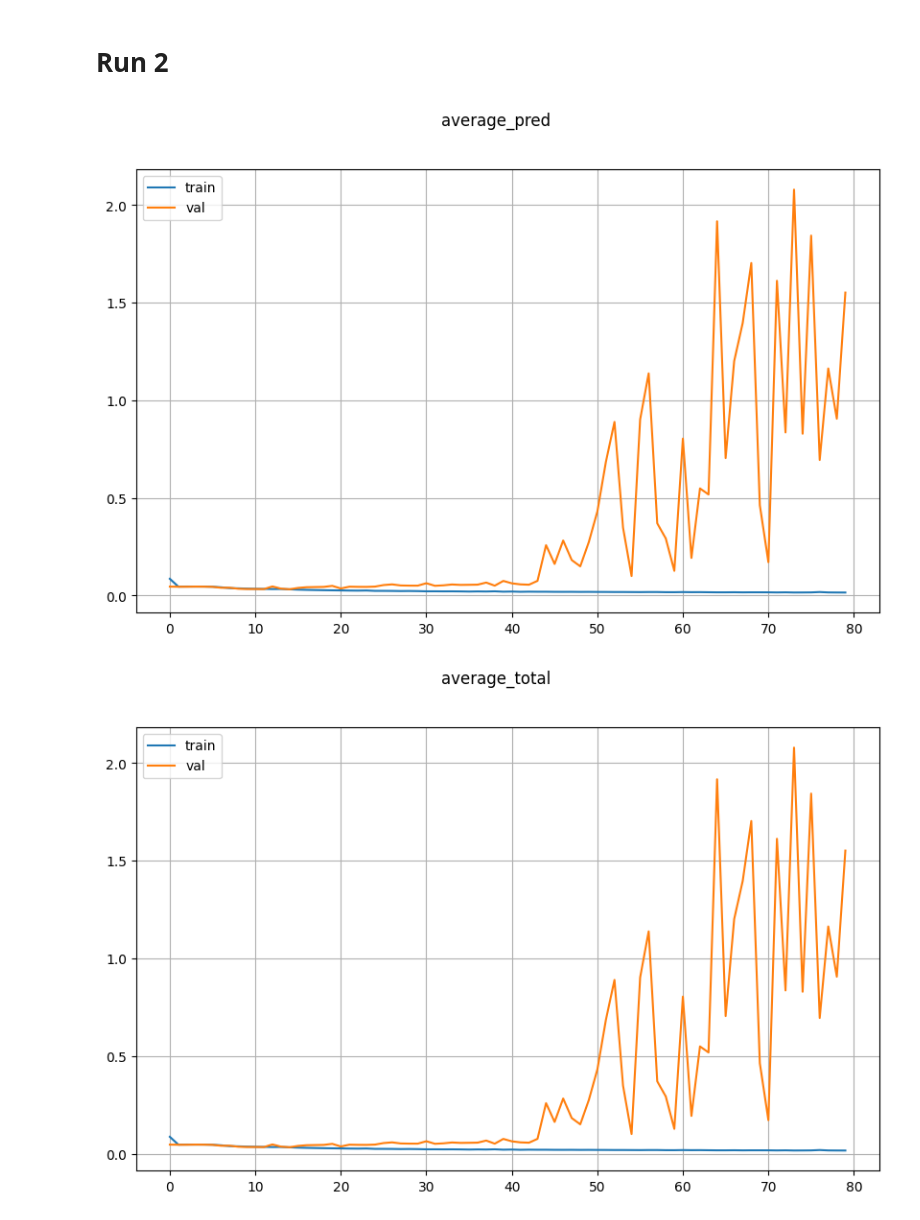
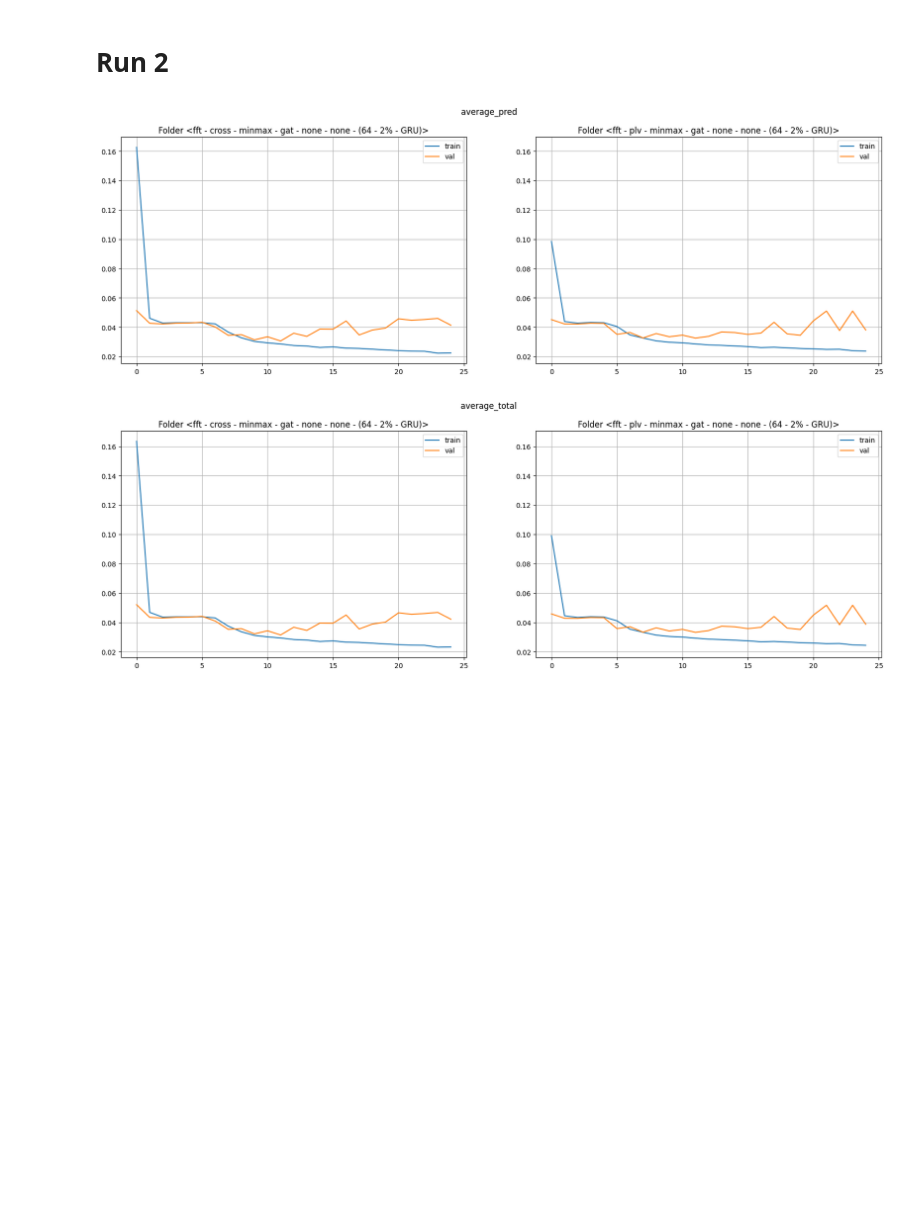
Before and after one commit to mranauro2/Seizure, a Jupyter notebook: utils/plot_comparison.ipynb, the cells around one changed output. Cells and saved outputs as stored; diff of their text form; code cells hidden in the pictures; blank space fills up the shorter version.

```diff
--- a/utils/plot_comparison.ipynb
+++ b/utils/plot_comparison.ipynb
@@ -155,22 +155,22 @@ def plot_multiple(folder_1:str, folder_2:str, show:str, marker:bool, start_check
             )
             axes[plot_idx].tick_params(labelleft=True)
 # %%
-folder_1= "../metrics/fft - cross - standard - trans - none - none - (96 - 2%)/"
-folder_2= "../metrics/fft - cross - standard - gat - none - none - VERSION_3 (2%) (BATCH 96)/"
+folder_1= "../metrics/fft - cross - minmax - gat - none - none - (64 - 2% - GRU)/"
+folder_2= "../metrics/fft - plv - minmax - gat - none - none - (64 - 2% - GRU)//"
 #folder_1= ""
-folder_2= ""
+#folder_2= ""
 
 plot_multiple(
     folder_1=folder_1,
     folder_2=folder_2,
     show="none",
     marker=False,
     start_check=30,
     use_same_len=True,
     higher_is_better= 5*[False] + 8*[True],
     best_k=3,
     files_verbose=False
 )
 # %% [output]
-[figure, old version]
+[figure, new version]
-[figure, old version]
+[figure, new version]
```
Also changed, not shown: parts of 1 cell of this notebook, 7 other files.
